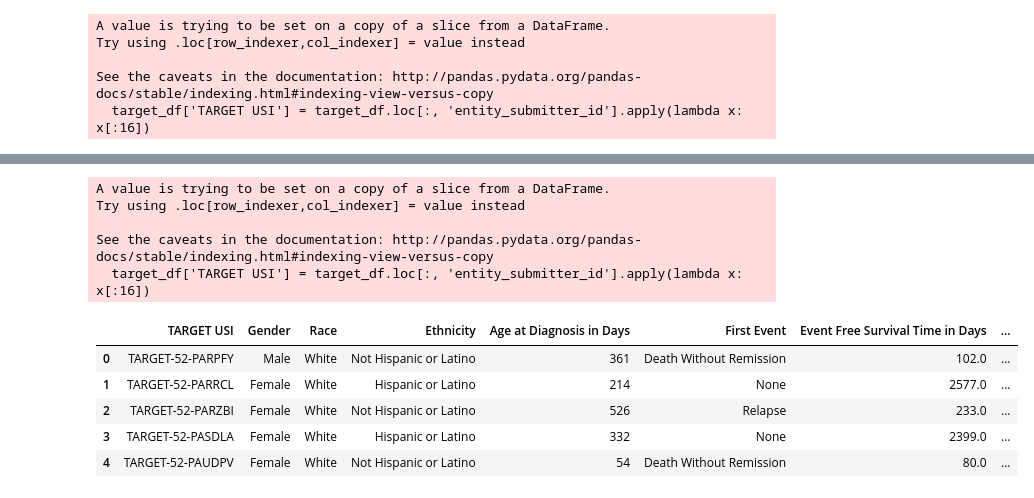
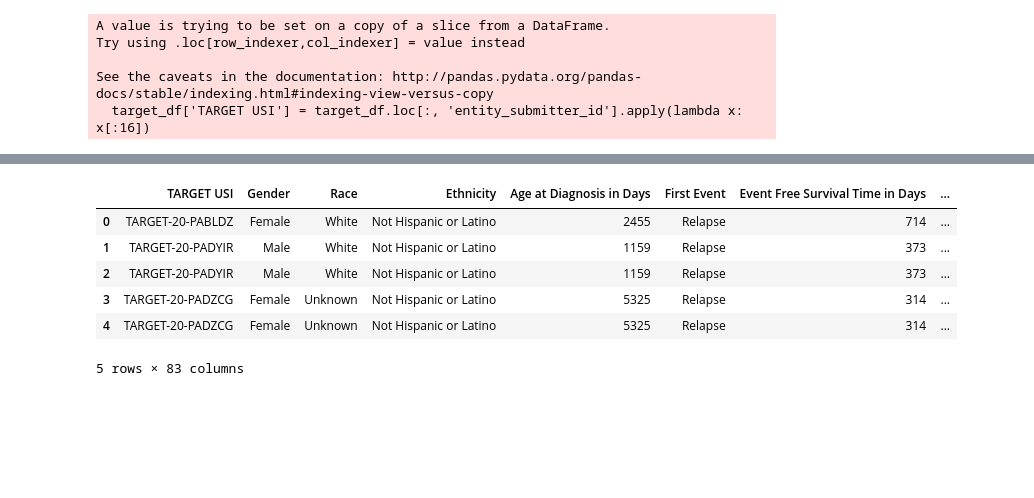
Before and after one commit to NCBI-Hackathons/ConsensusML, a Jupyter notebook: scripts/david_clean.ipynb, the cells around one changed output, grey strips where cells are left out. Cells and saved outputs as stored; diff of their text form; code cells hidden in the pictures; blank space fills up the shorter version.

```diff
--- a/scripts/david_clean.ipynb
+++ b/scripts/david_clean.ipynb
@@ -11,10 +31,12 @@ manifest_df = pd.read_csv('../GCD_TARGET_Data_Manifest_AML_NBL_WT_RT.csv')
 # pull discovery data into pandas
 # %%
 wt_disc_df = pd.read_excel('../Clinical_Data/TARGET_WT_ClinicalData_Discovery_20160714_public.xlsx')
-rt_disc_df = pd.read_excel('../Clinical_Data/TARGET_RT_ClinicalData_Discovery_20150710_public.xlsx')
-os_disc_df = pd.read_excel('../Clinical_Data/TARGET_OS_ClinicalData_Discovery_20150729.xlsx')
+aml_disc_df = pd.read_excel('../Clinical_Data/TARGET_AML_ClinicalData_20160714.xlsx')
+nbl_disc_df = pd.read_excel('../Clinical_Data/TARGET_NBL_ClinicalData_20151124.xlsx')
 # %%
 WT_df = manifest_clinical_merge(manifest_df, wt_disc_df, 'TARGET-WT')
+AML_df = manifest_clinical_merge(manifest_df, aml_disc_df, 'TARGET-AML')
+NBL_df = manifest_clinical_merge(manifest_df, nbl_disc_df, 'TARGET-NBL')
 # %% [output]
 A value is trying to be set on a copy of a slice from a DataFrame.
 Try using .loc[row_indexer,col_indexer] = value instead
@@ -30,22 +52,14 @@ WT_df.head()
 | 2 | TARGET-50-CAAAAJ | Female | White | Not Hispanic or Latino | 401 | Relapse | 169 | ... |
 | 3 | TARGET-50-CAAAAL | Female | Black or African American | Not Hispanic or Latino | 1599 | Relapse | 221 | ... |
 | 4 | TARGET-50-CAAAAM | Female | White | Not Hispanic or Latino | 2750 | None | 3260 | ... |
-# %%
-RT_df = manifest_clinical_merge(manifest_df, rt_disc_df, 'TARGET-RT')
-OS_df = manifest_clinical_merge(manifest_df, os_disc_df, 'TARGET-OS')
-# %% [output]
-A value is trying to be set on a copy of a slice from a DataFrame.
-Try using .loc[row_indexer,col_indexer] = value instead
-
-See the caveats in the documentation: http://pandas.pydata.org/pandas-docs/stable/indexing.html#indexing-view-versus-copy
-  target_df['TARGET USI'] = target_df.loc[:, 'entity_submitter_id'].apply(lambda x: x[:16])
 # %%
-RT_df.head()
+AML_df.head()
 # %% [output]
 |  | TARGET USI | Gender | Race | Ethnicity | Age at Diagnosis in Days | First Event | Event Free Survival Time in Days | ... |
-| 0 | TARGET-52-PARPFY | Male | White | Not Hispanic or Latino | 361 | Death Without Remission | 102.0 | ... |
-| 1 | TARGET-52-PARRCL | Female | White | Hispanic or Latino | 214 | None | 2577.0 | ... |
-| 2 | TARGET-52-PARZBI | Female | White | Not Hispanic or Latino | 526 | Relapse | 233.0 | ... |
-| 3 | TARGET-52-PASDLA | Female | White | Hispanic or Latino | 332 | None | 2399.0 | ... |
-| 4 | TARGET-52-PAUDPV | Female | White | Not Hispanic or Latino | 54 | Death Without Remission | 80.0 | ... |
+| 0 | TARGET-20-PABLDZ | Female | White | Not Hispanic or Latino | 2455 | Relapse | 714 | ... |
+| 1 | TARGET-20-PADYIR | Male | White | Not Hispanic or Latino | 1159 | Relapse | 373 | ... |
+| 2 | TARGET-20-PADYIR | Male | White | Not Hispanic or Latino | 1159 | Relapse | 373 | ... |
+| 3 | TARGET-20-PADZCG | Female | Unknown | Not Hispanic or Latino | 5325 | Relapse | 314 | ... |
+| 4 | TARGET-20-PADZCG | Female | Unknown | Not Hispanic or Latino | 5325 | Relapse | 314 | ... |
+5 rows × 83 columns
 # %%
```
Also changed, not shown: parts of 7 cells of this notebook, 3 other files.
